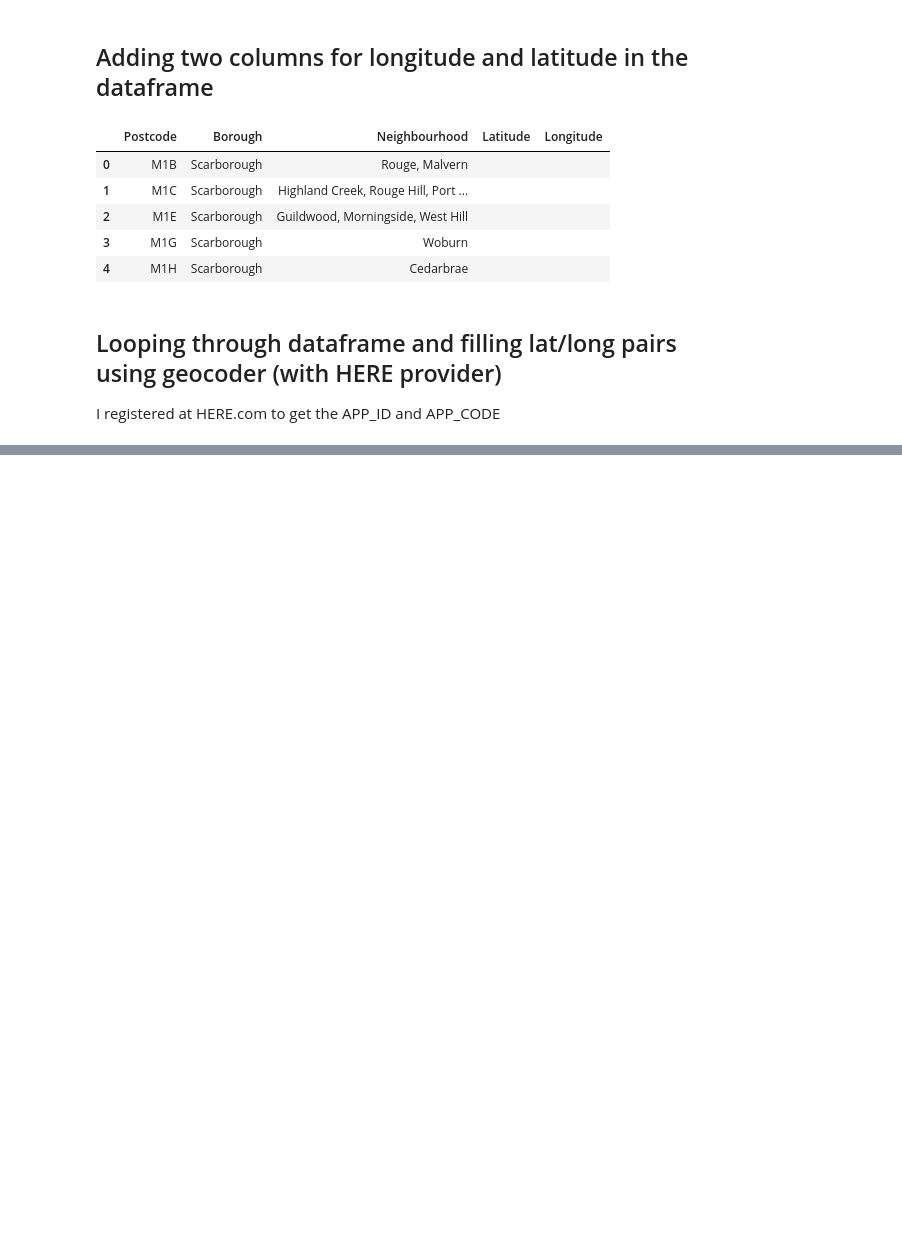
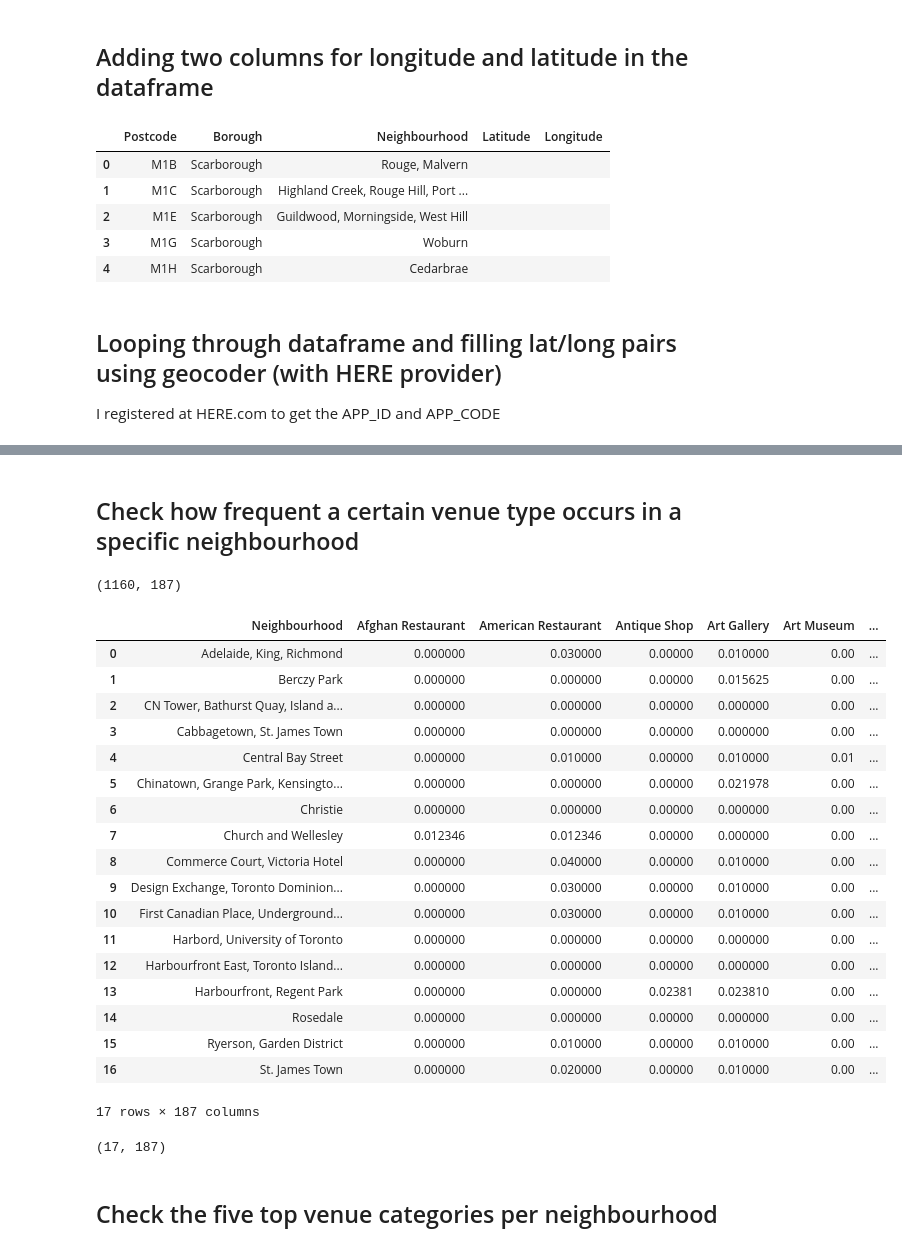
Before and after one commit to JimPanse87/TorontoNeighbourhoods, a Jupyter notebook: Toronto Neighborhood.ipynb, the cells around one changed output, grey strips where cells are left out. Cells and saved outputs as stored; diff of their text form; code cells hidden in the pictures; blank space fills up the shorter version.

```diff
--- a/Toronto Neighborhood.ipynb
+++ b/Toronto Neighborhood.ipynb
@@ -162,0 +211,6 @@ df1
+# %%
+DT =  df1['Borough']=="Downtown Toronto"
+DT = df1[DT].reset_index()
+DT=DT[DT.Latitude != '']
+#DT.drop([69])
+DT
@@ -162,0 +238,8 @@ df1
+# %%
+CLIENT_ID = '5XCC3VTUBF2U4RA2X1GOHT40OMIHJMEIU4KWIYJX1OXM24LP' # your Foursquare ID
+CLIENT_SECRET = 'AOQ53GUDIBERKNOVVS01LQVCLWBOLBEHTCYDARDTTZKXQX0Z' # your Foursquare Secret
+VERSION = '20180605' # Foursquare API version
+
+print('Your credentails:')
+print('CLIENT_ID: ' + CLIENT_ID)
+print('CLIENT_SECRET:' + CLIENT_SECRET)
@@ -162,0 +297,5 @@ df1
+# %%
+DT_venues = getNearbyVenues(names=DT['Neighbourhood'],
+                                   latitudes=DT['Latitude'],
+                                   longitudes=DT['Longitude']
+                                  )
@@ -162,0 +337,11 @@ df1
+# %%
+# one hot encoding
+DT_onehot = pd.get_dummies(DT_venues[['Venue Category']], prefix="", prefix_sep="")
+
+# add neighborhood column back to dataframe
+DT_onehot['Neighbourhood'] = DT_venues['Neighbourhood']
+
+# move neighborhood column to the first column
+fixed_columns = [DT_onehot.columns[-1]] + list(DT_onehot.columns[:-1])
+DT_onehot = DT_onehot[fixed_columns]
+DT_onehot.head()
@@ -162,0 +356,35 @@ df1
+# %% [markdown]
+## Check how frequent a certain venue type occurs in a specific neighbourhood
+# %%
+DT_onehot.shape
+# %% [output]
+(1160, 187)
+# %%
+DT_grouped = DT_onehot.groupby('Neighbourhood').mean().reset_index()
+DT_grouped
+# %% [output]
+|  | Neighbourhood | Afghan Restaurant | American Restaurant | Antique Shop | Art Gallery | Art Museum | ... |
+| 0 | Adelaide, King, Richmond | 0.000000 | 0.030000 | 0.00000 | 0.010000 | 0.00 | ... |
+| 1 | Berczy Park | 0.000000 | 0.000000 | 0.00000 | 0.015625 | 0.00 | ... |
+| 2 | CN Tower, Bathurst Quay, Island a... | 0.000000 | 0.000000 | 0.00000 | 0.000000 | 0.00 | ... |
+| 3 | Cabbagetown, St. James Town | 0.000000 | 0.000000 | 0.00000 | 0.000000 | 0.00 | ... |
+| 4 | Central Bay Street | 0.000000 | 0.010000 | 0.00000 | 0.010000 | 0.01 | ... |
+| 5 | Chinatown, Grange Park, Kensingto... | 0.000000 | 0.000000 | 0.00000 | 0.021978 | 0.00 | ... |
+| 6 | Christie | 0.000000 | 0.000000 | 0.00000 | 0.000000 | 0.00 | ... |
+| 7 | Church and Wellesley | 0.012346 | 0.012346 | 0.00000 | 0.000000 | 0.00 | ... |
+| 8 | Commerce Court, Victoria Hotel | 0.000000 | 0.040000 | 0.00000 | 0.010000 | 0.00 | ... |
+| 9 | Design Exchange, Toronto Dominion... | 0.000000 | 0.030000 | 0.00000 | 0.010000 | 0.00 | ... |
+| 10 | First Canadian Place, Underground... | 0.000000 | 0.030000 | 0.00000 | 0.010000 | 0.00 | ... |
+| 11 | Harbord, University of Toronto | 0.000000 | 0.000000 | 0.00000 | 0.000000 | 0.00 | ... |
+| 12 | Harbourfront East, Toronto Island... | 0.000000 | 0.000000 | 0.00000 | 0.000000 | 0.00 | ... |
+| 13 | Harbourfront, Regent Park | 0.000000 | 0.000000 | 0.02381 | 0.023810 | 0.00 | ... |
+| 14 | Rosedale | 0.000000 | 0.000000 | 0.00000 | 0.000000 | 0.00 | ... |
+| 15 | Ryerson, Garden District | 0.000000 | 0.010000 | 0.00000 | 0.010000 | 0.00 | ... |
+| 16 | St. James Town | 0.000000 | 0.020000 | 0.00000 | 0.010000 | 0.00 | ... |
+17 rows × 187 columns
+# %%
+DT_grouped.shape
+# %% [output]
+(17, 187)
+# %% [markdown]
+## Check the five top venue categories per neighbourhood
```
Also changed, not shown: parts of 26 cells of this notebook.
